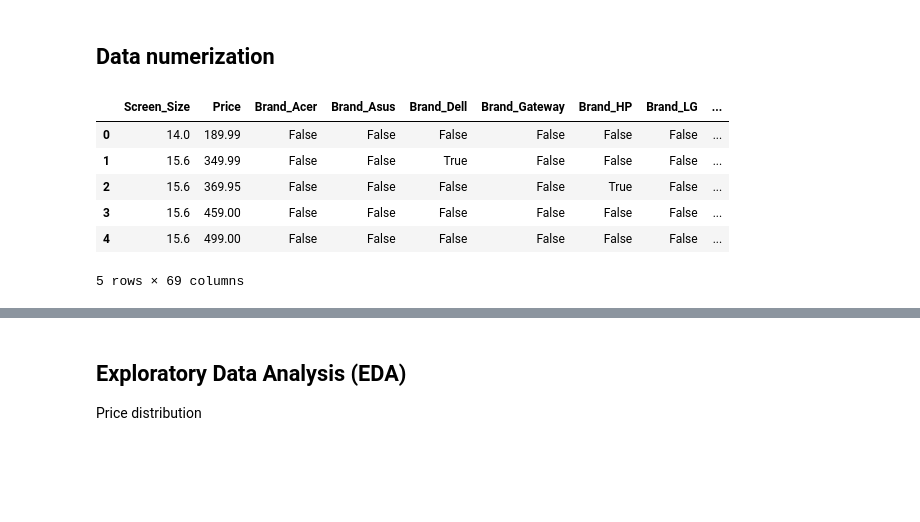
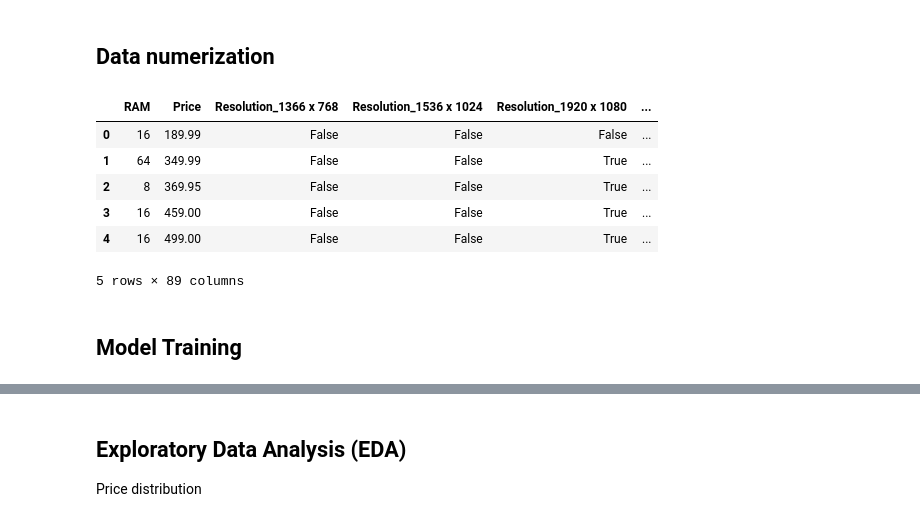
Before and after one commit to agpinedam/Project_Machine_Learning, a Jupyter notebook: exploring_data.ipynb, the cells around one changed output, grey strips where cells are left out. Drawn from its saved outputs; the diff is of its cells as text; code cells hidden in the pictures; blank space fills up the shorter version.

```diff
--- a/exploring_data.ipynb
+++ b/exploring_data.ipynb
@@ -177,6 +186,8 @@ def process_gpu_info(row):
 
 df[['GPU_Brand', 'GPU_Type']] = df.apply(process_gpu_info, axis=1)
 
+df['GPU_Brand'] = df['GPU_Brand'].fillna('Unknown')
+df['GPU_Type'] = df['GPU_Type'].fillna('Unknown')
 
 print(f'\nNumber of unique values: {df[['GPU_Brand']].nunique()}')
 print(f'\nMissing values {df['GPU_Brand'].isnull().sum()}')
@@ -264,6 +270,7 @@ Name: count, dtype: int64
 # %% [markdown]
 RAM and Brand columns need also to be cleaned
 # %%
+top_ram = df['RAM'].value_counts().nlargest(1).index
 def clean_ram(value):
     if pd.isna(value):
         return 'Unknown'
@@ -277,7 +284,7 @@ def clean_ram(value):
     except ValueError:
         pass
 
-    return 'Unknown'
+    return top_ram[0]
 
 df['RAM'] = df['RAM'].apply(clean_ram)
 
@@ -323,17 +330,18 @@ Name: count, dtype: int64
 ## Data numerization
 # %%
 columns_to_encode = [
-    'Brand', 'RAM', 'GPU_Type', 'Resolution', 'Condition',
-    'Processor_Brand', 'Processor_Type', 'Processor_Gen', 'GPU_Brand'
+    'Resolution', 'Processor_Type', 'Processor_Gen', 'Condition', 'GPU_Type', 'Brand', 'Screen_Size', 'Processor_Brand', 'GPU_Brand'
 ]
 for column in columns_to_encode:
     df = pd.get_dummies(df, columns=[column], prefix=column)
 df.head()
 # %% [output]
-|  | Screen_Size | Price | Brand_Acer | Brand_Asus | Brand_Dell | Brand_Gateway | Brand_HP | Brand_LG | ... |
-| 0 | 14.0 | 189.99 | False | False | False | False | False | False | ... |
-| 1 | 15.6 | 349.99 | False | False | True | False | False | False | ... |
-| 2 | 15.6 | 369.95 | False | False | False | False | True | False | ... |
-| 3 | 15.6 | 459.00 | False | False | False | False | False | False | ... |
-| 4 | 15.6 | 499.00 | False | False | False | False | False | False | ... |
+|  | RAM | Price | Resolution_1366 x 768 | Resolution_1536 x 1024 | Resolution_1920 x 1080 | ... |
+| 0 | 16 | 189.99 | False | False | False | ... |
+| 1 | 64 | 349.99 | False | False | True | ... |
+| 2 | 8 | 369.95 | False | False | True | ... |
+| 3 | 16 | 459.00 | False | False | True | ... |
+| 4 | 16 | 499.00 | False | False | True | ... |
-5 rows × 69 columns
+5 rows × 89 columns
+# %% [markdown]
+## Model Training
```
Also changed, not shown: parts of 11 cells of this notebook.
